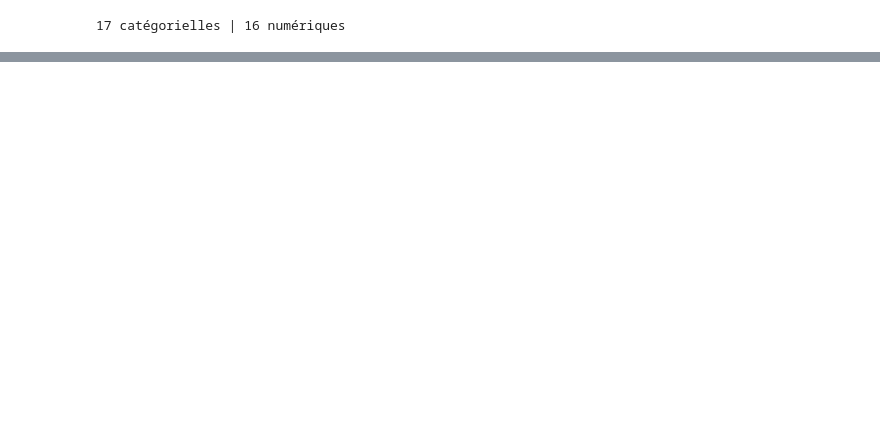
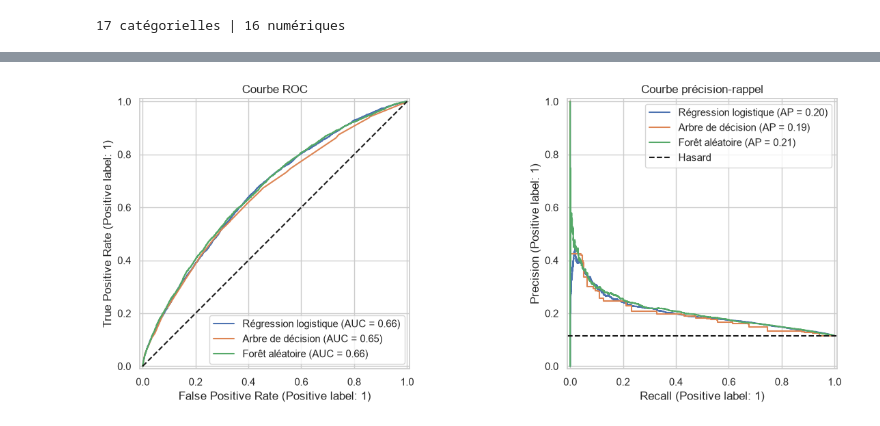
Before and after one commit to Mouhamed-Rayen-Dhaouadi/diabetes-readmission-ml, a Jupyter notebook: notbooks/lab_diabetes.ipynb, the cells around one changed output, grey strips where cells are left out. Cells and saved outputs as stored; diff of their text form; code cells hidden in the pictures; blank space fills up the shorter version.

```diff
--- a/notbooks/lab_diabetes.ipynb
+++ b/notbooks/lab_diabetes.ipynb
@@ -869,0 +926,16 @@ display(res)
+# %%
+from sklearn.metrics import RocCurveDisplay, PrecisionRecallDisplay
+
+fig, ax = plt.subplots(1, 2, figsize=(13, 5))
+for name, pipe in fitted.items():
+    RocCurveDisplay.from_estimator(pipe, X_test, y_test, ax=ax[0], name=name)
+    PrecisionRecallDisplay.from_estimator(pipe, X_test, y_test, ax=ax[1], name=name)
+ax[0].plot([0, 1], [0, 1], "k--", label="Hasard")
+ax[0].set_title("Courbe ROC")
+ax[1].axhline(y_test.mean(), color="k", linestyle="--", label="Hasard")
+ax[1].set_title("Courbe précision-rappel")
+ax[1].legend()
+plt.tight_layout()
+plt.show()
+# %% [output]
+[figure, added]
```
Also changed, not shown: parts of 15 cells of this notebook, 2 other files.
